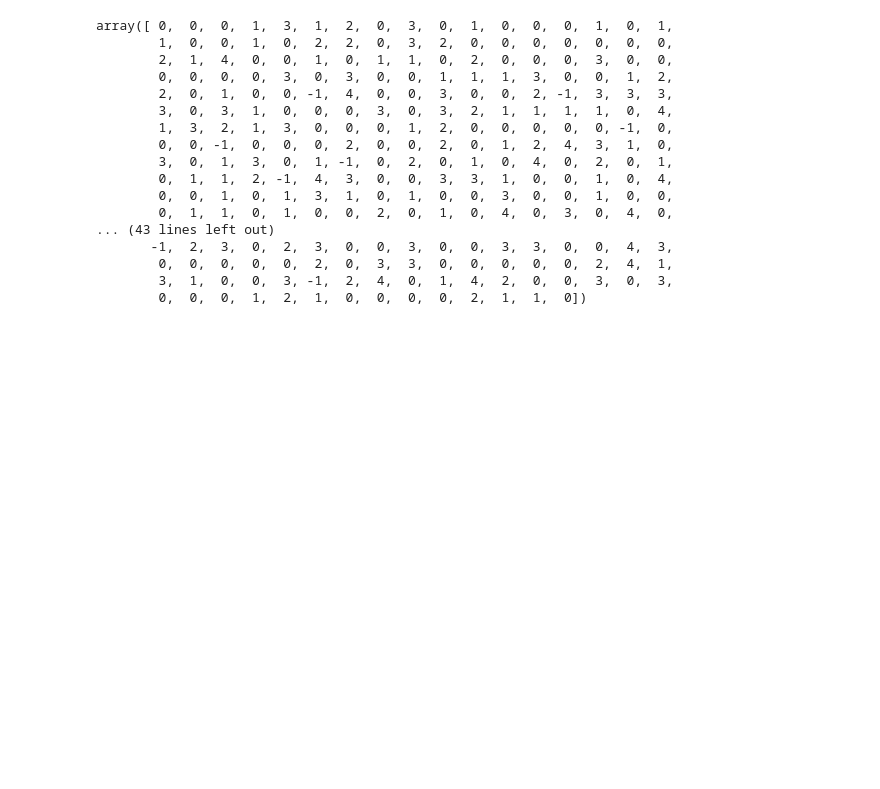
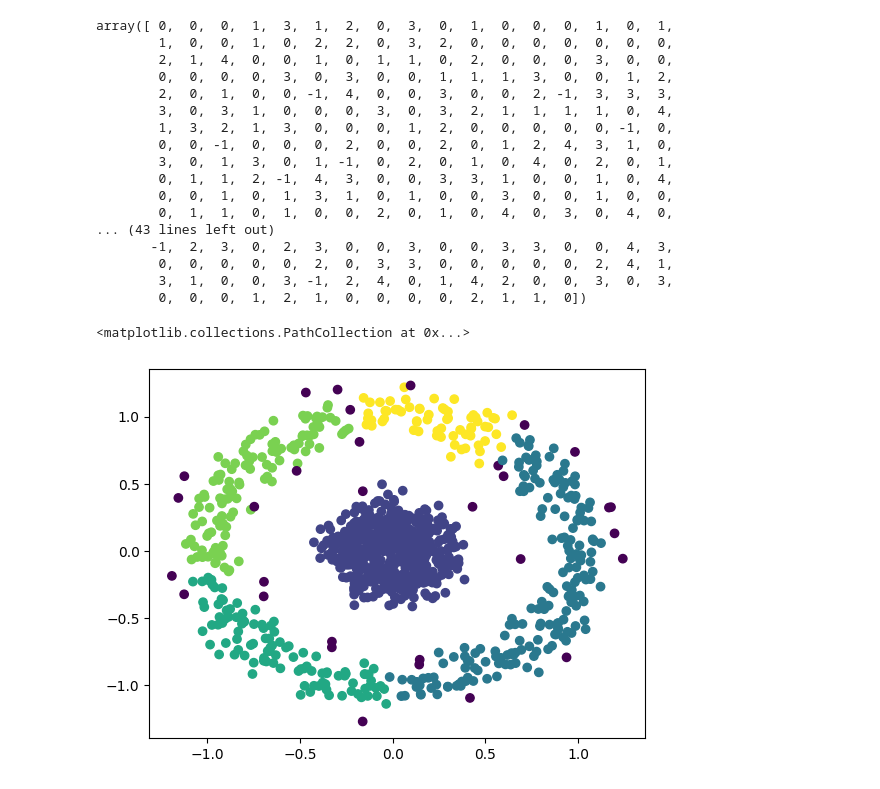
Before and after one commit to SawhneySatvik/MachineLearning, a Jupyter notebook: 18.UnsuperviedTechniques/AnomalyDetectionDBSCAN.ipynb, the cells around one changed output. Drawn from its saved outputs; the diff is of its cells as text; code cells hidden in the pictures; blank space fills up the shorter version.

```diff
--- a/18.UnsuperviedTechniques/AnomalyDetectionDBSCAN.ipynb
+++ b/18.UnsuperviedTechniques/AnomalyDetectionDBSCAN.ipynb
@@ -13,7 +13,7 @@ plt.scatter(X[:,0], X[:, 1], c=y)
 [figure]
 # %%
 from sklearn.cluster import DBSCAN
-dbscan = DBSCAN(eps=0.1, min_samples=5)
+dbscan = DBSCAN(eps=0.1)
 # %%
 dbscan.fit_predict(X)
 # %% [output]
@@ -54,3 +54,8 @@ array([ 0,  0,  0,  1,  3,  1,  2,  0,  3,  0,  1,  0,  0,  0,  1,  0,  1,
         0,  0,  0,  0,  0,  2,  0,  3,  3,  0,  0,  0,  0,  0,  2,  4,  1,
         3,  1,  0,  0,  3, -1,  2,  4,  0,  1,  4,  2,  0,  0,  3,  0,  3,
         0,  0,  0,  1,  2,  1,  0,  0,  0,  0,  2,  1,  1,  0])
+# %%
+plt.scatter(X[:,0], X[:, 1], c=dbscan.labels_)
+# %% [output]
+<matplotlib.collections.PathCollection at 0x...>
+[figure, added]
```
Also changed, not shown: 2 other files.
